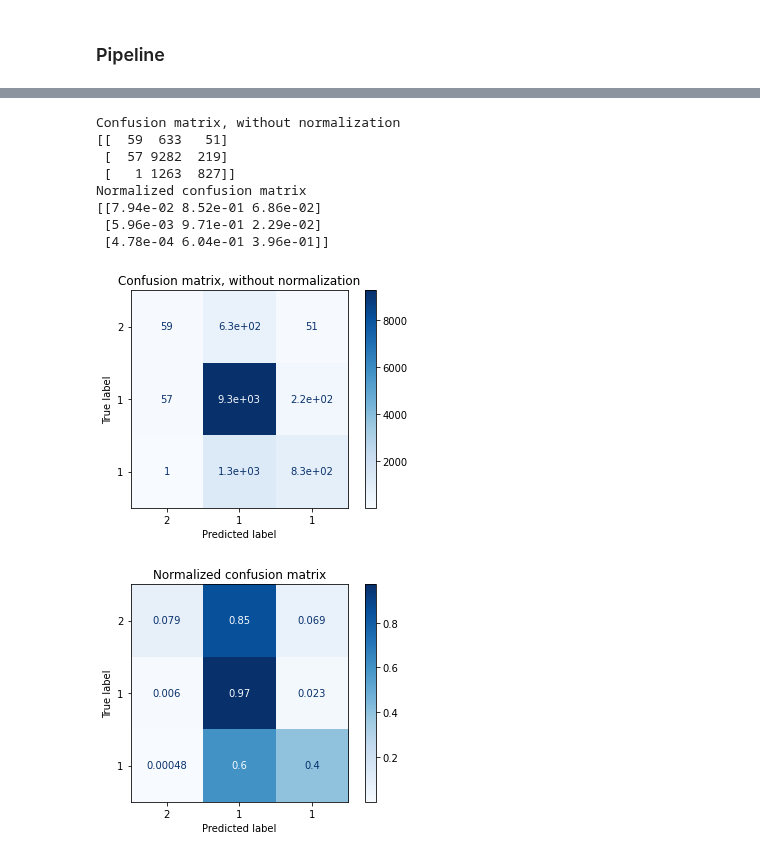
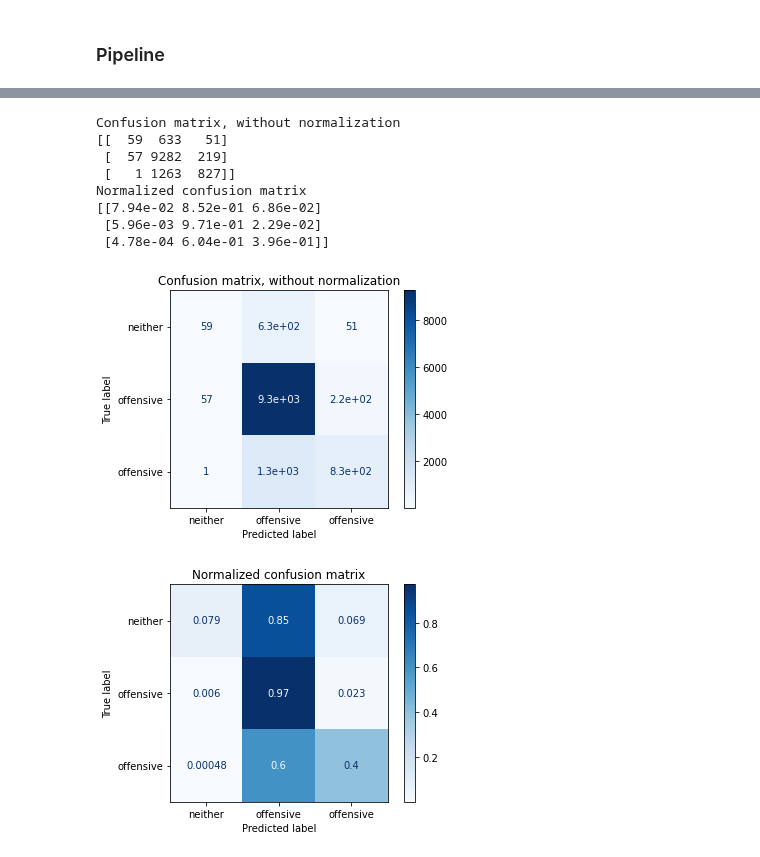
Before and after one commit to gregorio-saporito/hate-speech-detection, a Jupyter notebook: main.ipynb, the cells around one changed output, grey strips where cells are left out. Cells and saved outputs as stored; diff of their text form; code cells hidden in the pictures.

```diff
--- a/main.ipynb
+++ b/main.ipynb
@@ -101,10 +101,19 @@ dflearn.head()
 | 2 | 1 | !!!!!!! RT @UrKindOfBrand Dawg!!!... |
 | 3 | 1 | !!!!!!!!! RT @C_G_Anderson: @viva... |
 | 4 | 1 | !!!!!!!!!!!!! RT @ShenikaRoberts:... |
+# %%
+def rename(x):
+  if x == 0:
+    return('hate')
+  elif x == 1:
+    return('offensive')
+  else:
+    return('neither')
 # %%
 # split the sample in train + test
 X = dflearn[['text']]
 y = dflearn['target']
+class_names = dflearn['target'].apply(rename)
 X_train, X_test, y_train, y_test = train_test_split(X, y, test_size=0.5, random_state=42)
 # %% [markdown]
 ### Custom transformer
@@ -223,26 +232,26 @@ np.set_printoptions(precision=2)
 # %%
 # Plot non-normalized confusion matrix
 titles_options = [("Confusion matrix, without normalization", None),
                   ("Normalized confusion matrix", 'true')]
 for title, normalize in titles_options:
     disp = plot_confusion_matrix(pipe_logistic, X_test, y_test,
-                                 display_labels=y,
+                                 display_labels=class_names,
                                  cmap=plt.cm.Blues,
                                  normalize=normalize)
     disp.ax_.set_title(title)
 
     print(title)
     print(disp.confusion_matrix)
 
 plt.show()
 # %% [output]
 Confusion matrix, without normalization
 [[  59  633   51]
  [  57 9282  219]
  [   1 1263  827]]
 Normalized confusion matrix
 [[7.94e-02 8.52e-01 6.86e-02]
  [5.96e-03 9.71e-01 2.29e-02]
  [4.78e-04 6.04e-01 3.96e-01]]
-[figure, old version]
+[figure, new version]
-[figure, old version]
+[figure, new version]
```
